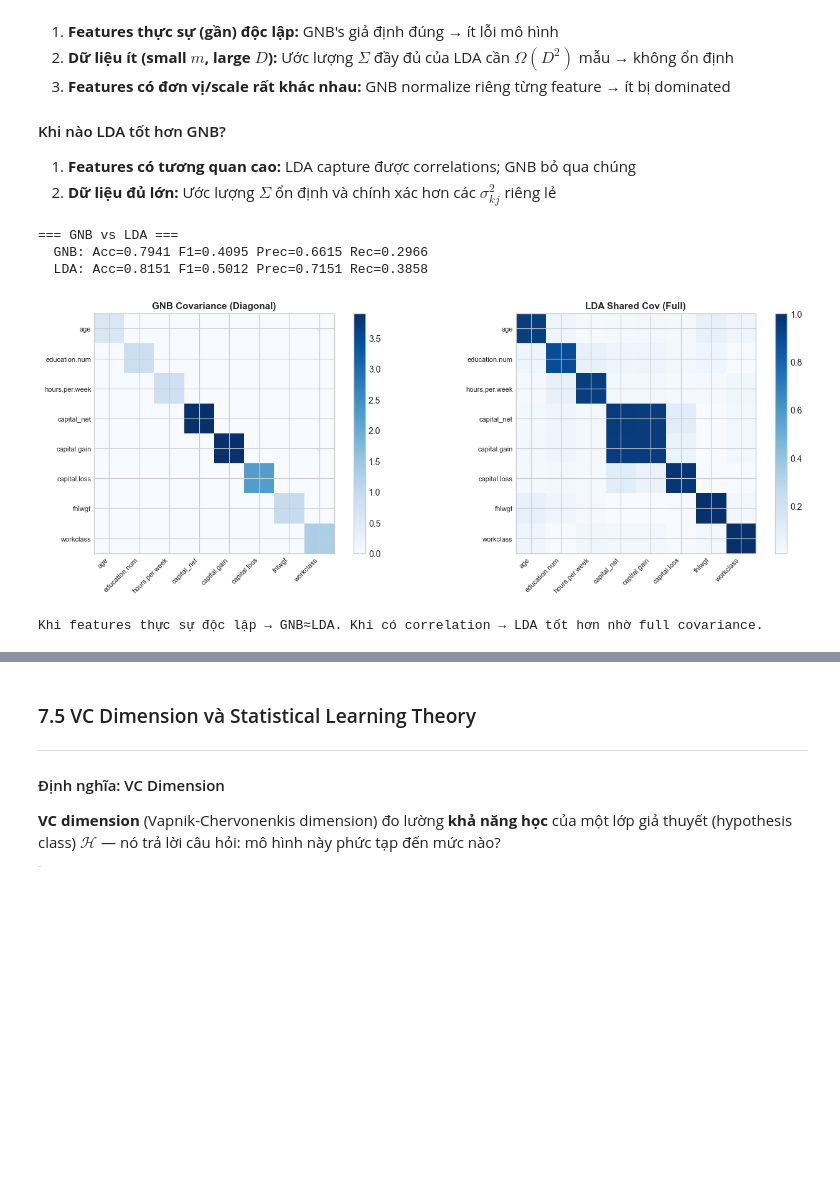
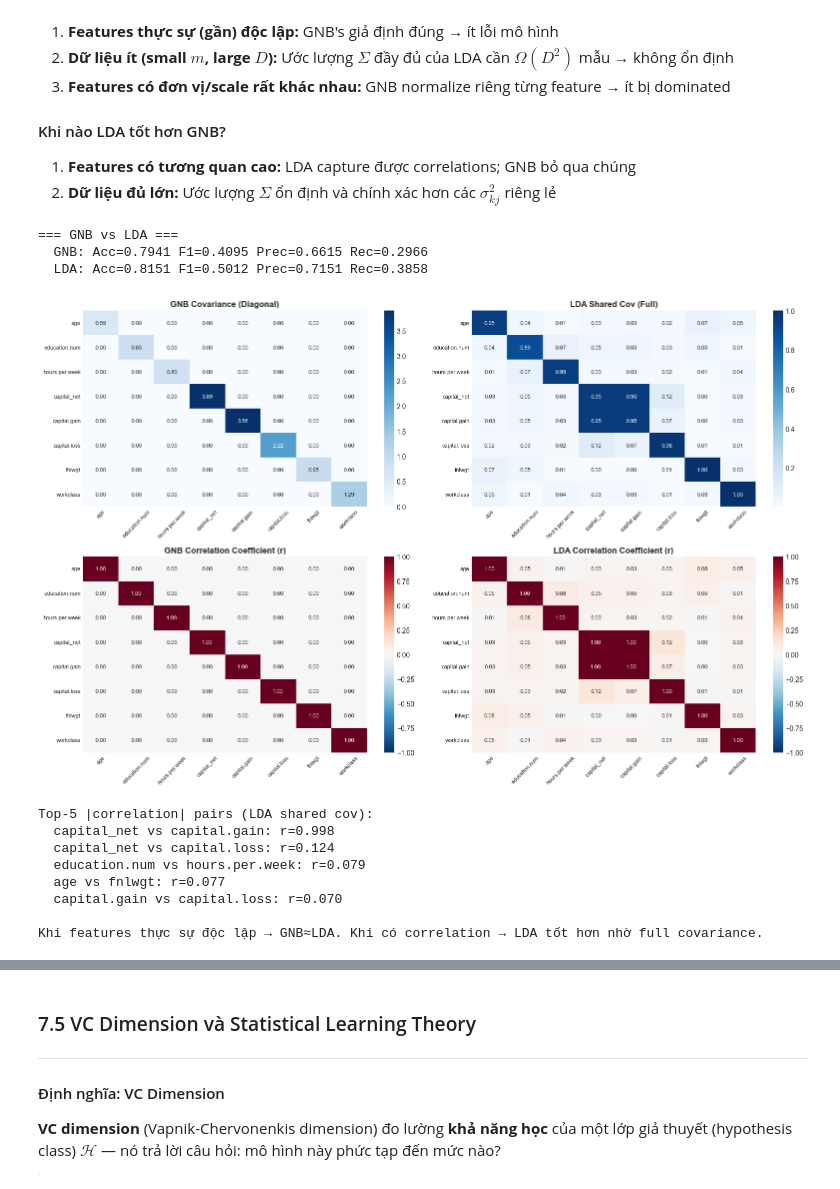
Before and after one commit to kimngoc280105/ml-regression-classification, a Jupyter notebook: code/Part2_Classification/notebook.ipynb, the cells around one changed output, grey strips where cells are left out. Drawn from its saved outputs; the diff is of its cells as text; code cells hidden in the pictures; blank space fills up the shorter version.

```diff
--- a/code/Part2_Classification/notebook.ipynb
+++ b/code/Part2_Classification/notebook.ipynb
@@ -1619,28 +1628,74 @@ $$p(x|y=k) = \mathcal{N}(x;\, \mu_k,\, \Sigma)$$
 # %%
 gnb=GaussianNaiveBayes(); gnb.fit(X_tr_sc,y_tr)
 yp_gnb=gnb.predict(X_te_sc); m_gnb=classification_metrics(y_te,yp_gnb,average='binary')
 
 print("=== GNB vs LDA ===")
 for name,m in [('GNB',m_gnb),('LDA',m_lda)]:
     print(f"  {name}: Acc={m['accuracy']:.4f} F1={m['f1_score']:.4f} Prec={m['precision']:.4f} Rec={m['recall']:.4f}")
 
-fig,axes=plt.subplots(1,2,figsize=(14,5))
-for ax,(name,cov_mat,title) in zip(axes,[
-    ('GNB (diagonal)', np.diag(gnb.variances[1])[:8,:8], 'GNB Covariance (Diagonal)'),
-    ('LDA (full shared)', np.abs(lda.shared_cov[:8,:8]), 'LDA Shared Cov (Full)')
-]):
-    im=ax.imshow(cov_mat,cmap='Blues')
-    ax.set_xticks(range(8)); ax.set_yticks(range(8))
-    ax.set_xticklabels(feature_names[:8],rotation=45,ha='right',fontsize=8)
-    ax.set_yticklabels(feature_names[:8],fontsize=8)
-    ax.set_title(title,fontsize=11,fontweight='bold'); plt.colorbar(im,ax=ax)
+feat8 = feature_names[:8]
+cov_gnb = np.diag(gnb.variances[1])[:8,:8]
+cov_lda = np.abs(lda.shared_cov[:8,:8])
+
+# Convert covariance to correlation matrix: R_ij = cov_ij / (sigma_i * sigma_j)
+def cov_to_corr(cov):
+    std = np.sqrt(np.clip(np.diag(cov), 1e-12, None))
+    return cov / np.outer(std, std)
+
+corr_gnb = cov_to_corr(cov_gnb)
+corr_lda = cov_to_corr(cov_lda)
+
+fig, axes = plt.subplots(2, 2, figsize=(16, 10))
+
+sns.heatmap(cov_gnb, ax=axes[0,0], cmap='Blues', annot=True, fmt='.2f',
+            xticklabels=feat8, yticklabels=feat8, cbar=True,
+            annot_kws={'size':8})
+axes[0,0].set_title('GNB Covariance (Diagonal)', fontsize=12, fontweight='bold')
+
+sns.heatmap(cov_lda, ax=axes[0,1], cmap='Blues', annot=True, fmt='.2f',
+            xticklabels=feat8, yticklabels=feat8, cbar=True,
+            annot_kws={'size':8})
+axes[0,1].set_title('LDA Shared Cov (Full)', fontsize=12, fontweight='bold')
+
+sns.heatmap(corr_gnb, ax=axes[1,0], cmap='RdBu_r', vmin=-1, vmax=1, center=0,
+            annot=True, fmt='.2f', xticklabels=feat8, yticklabels=feat8, cbar=True,
+            annot_kws={'size':8})
+axes[1,0].set_title('GNB Correlation Coefficient (r)', fontsize=12, fontweight='bold')
+
+sns.heatmap(corr_lda, ax=axes[1,1], cmap='RdBu_r', vmin=-1, vmax=1, center=0,
+            annot=True, fmt='.2f', xticklabels=feat8, yticklabels=feat8, cbar=True,
+            annot_kws={'size':8})
+axes[1,1].set_title('LDA Correlation Coefficient (r)', fontsize=12, fontweight='bold')
+
+for ax in axes.ravel():
+    ax.tick_params(axis='x', rotation=45, labelsize=8)
+    ax.tick_params(axis='y', labelsize=8)
+
 plt.tight_layout(); plt.show()
+
+# Print strongest correlation pairs for LDA shared covariance
+corr_lda_df = pd.DataFrame(corr_lda, index=feat8, columns=feat8)
+upper = corr_lda_df.where(np.triu(np.ones(corr_lda_df.shape), k=1).astype(bool))
+stack = upper.stack()
+top_idx = stack.abs().sort_values(ascending=False).head(5).index
+
+print("\nTop-5 |correlation| pairs (LDA shared cov):")
+for f1, f2 in top_idx:
+    print(f"  {f1} vs {f2}: r={stack.loc[(f1, f2)]:.3f}")
+
 print("\nKhi features thực sự độc lập → GNB≈LDA. Khi có correlation → LDA tốt hơn nhờ full covariance.")
 # %% [output]
 === GNB vs LDA ===
   GNB: Acc=0.7941 F1=0.4095 Prec=0.6615 Rec=0.2966
   LDA: Acc=0.8151 F1=0.5012 Prec=0.7151 Rec=0.3858
-[figure, old version]
+[figure, new version]
+Top-5 |correlation| pairs (LDA shared cov):
+  capital_net vs capital.gain: r=0.998
+  capital_net vs capital.loss: r=0.124
+  education.num vs hours.per.week: r=0.079
+  age vs fnlwgt: r=0.077
+  capital.gain vs capital.loss: r=0.070
+
 Khi features thực sự độc lập → GNB≈LDA. Khi có correlation → LDA tốt hơn nhờ full covariance.
 # %%
 # Thực nghiệm: GNB vs LDA – khi nào GNB tốt hơn?
```
Also changed, not shown: parts of 17 cells of this notebook, 1 other file.
